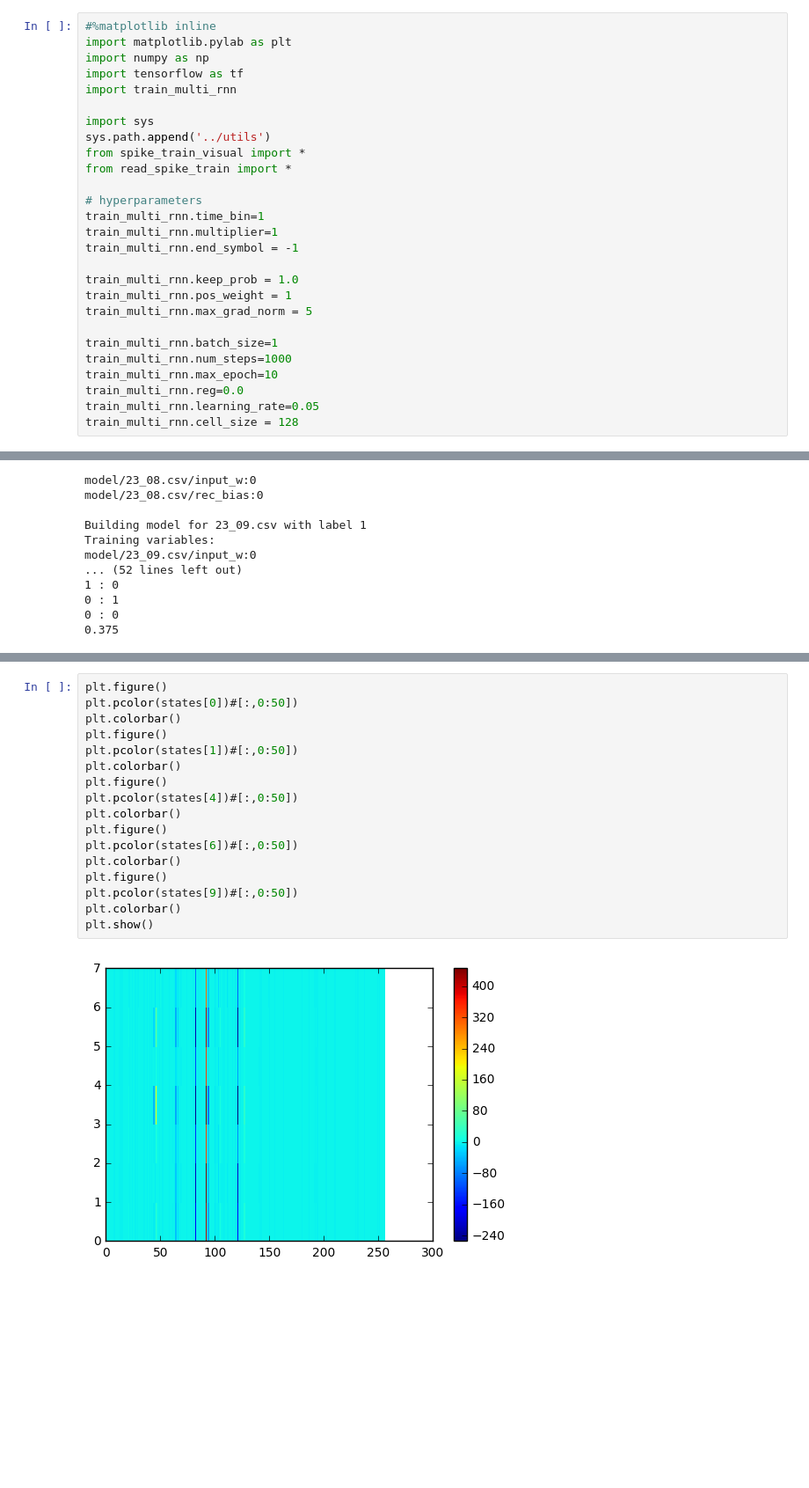
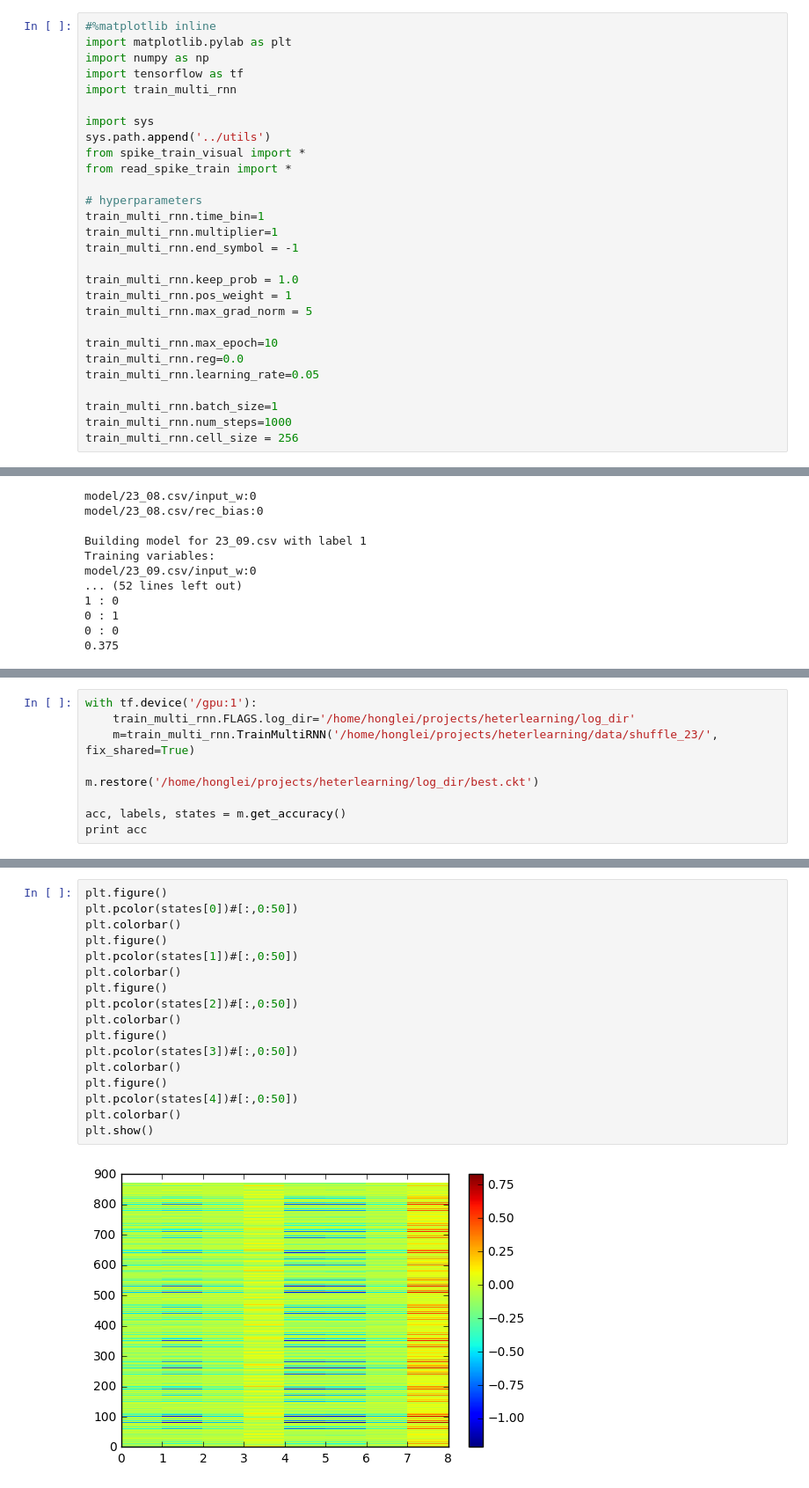
Before and after one commit to ppuliu/DeepLearning, a Jupyter notebook: tensorflow/exp.ipynb, the cells around one changed output, grey strips where cells are left out. Shown at 88% size. Cells and saved outputs as stored; diff of their text form; blank space fills up the shorter version.

```diff
--- a/tensorflow/exp.ipynb
+++ b/tensorflow/exp.ipynb
@@ -19,12 +19,13 @@ train_multi_rnn.keep_prob = 1.0
 train_multi_rnn.pos_weight = 1
 train_multi_rnn.max_grad_norm = 5
 
-train_multi_rnn.batch_size=1
-train_multi_rnn.num_steps=1000
 train_multi_rnn.max_epoch=10
 train_multi_rnn.reg=0.0
 train_multi_rnn.learning_rate=0.05
-train_multi_rnn.cell_size = 128
+
+train_multi_rnn.batch_size=1
+train_multi_rnn.num_steps=1000
+train_multi_rnn.cell_size = 256
 # %%
 #orders=np.arange(85)
 #np.random.shuffle(orders)
@@ -457,0 +529,9 @@ Label prediction by recording:
+# %%
+with tf.device('/gpu:1'):
+    train_multi_rnn.FLAGS.log_dir='/home/honglei/projects/heterlearning/log_dir'
+    m=train_multi_rnn.TrainMultiRNN('/home/honglei/projects/heterlearning/data/shuffle_23/', fix_shared=True)
+
+m.restore('/home/honglei/projects/heterlearning/log_dir/best.ckt')
+
+acc, labels, states = m.get_accuracy()
+print acc
@@ -481,19 +575,19 @@ plt.show()
 # %%
 plt.figure()
 plt.pcolor(states[0])#[:,0:50])
 plt.colorbar()
 plt.figure()
 plt.pcolor(states[1])#[:,0:50])
 plt.colorbar()
 plt.figure()
+plt.pcolor(states[2])#[:,0:50])
+plt.colorbar()
+plt.figure()
+plt.pcolor(states[3])#[:,0:50])
+plt.colorbar()
+plt.figure()
 plt.pcolor(states[4])#[:,0:50])
 plt.colorbar()
-plt.figure()
-plt.pcolor(states[6])#[:,0:50])
-plt.colorbar()
-plt.figure()
-plt.pcolor(states[9])#[:,0:50])
-plt.colorbar()
 plt.show()
 # %% [output]
-[figure, old version]
+[figure, new version]
```
Also changed, not shown: parts of 10 cells of this notebook, 6 other files.
